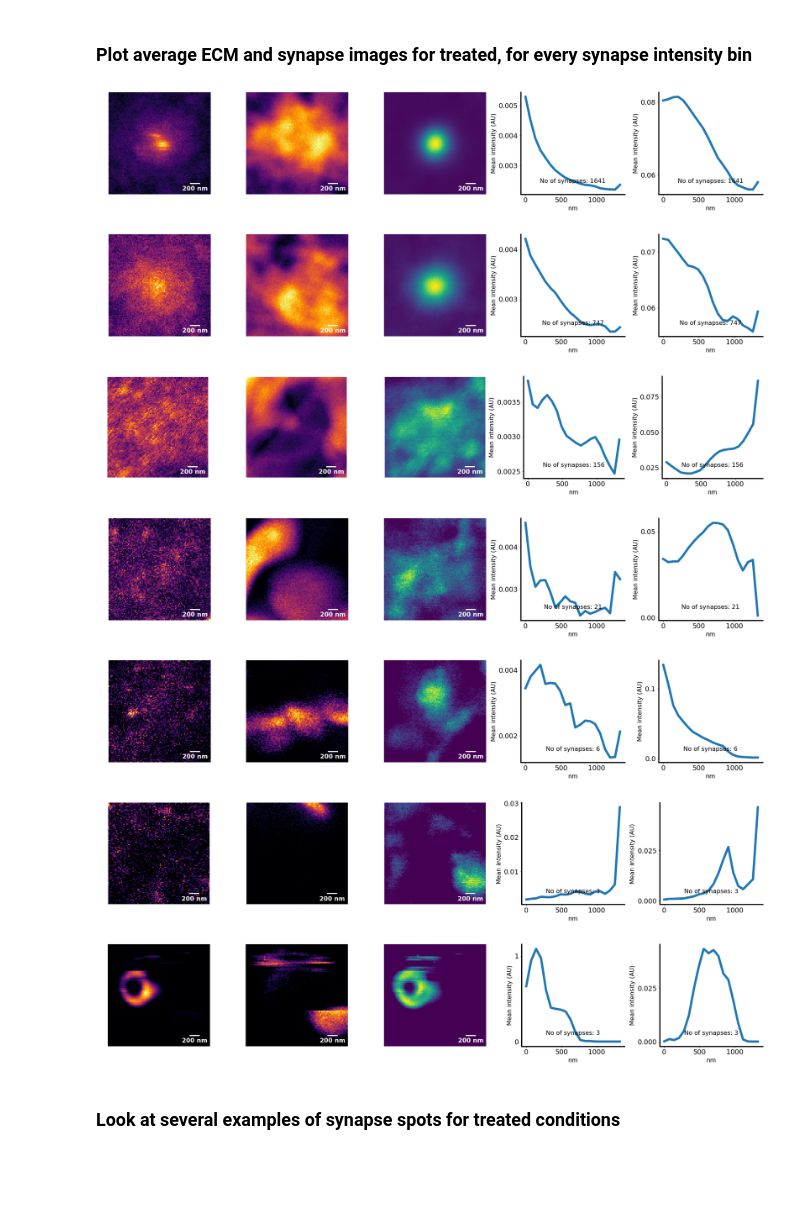
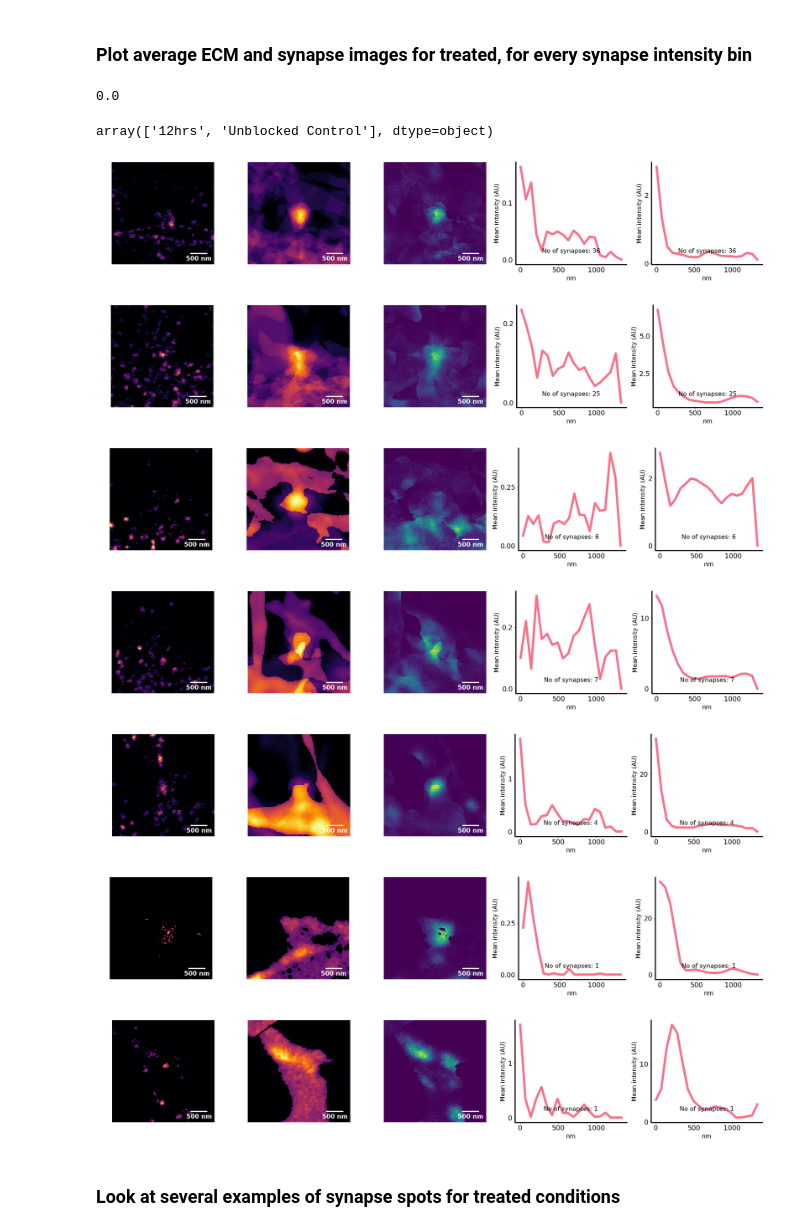
Before and after one commit to taldanko/Image_processing, a Jupyter notebook: TurnoverAnalysis_EpitopeBlocking_LateStain_SynapseStain/STED_analysis_DiO_images.ipynb, the cells around one changed output. Saved outputs shown, nothing was run; the diff lists cells and outputs as text; code cells hidden in the pictures; blank space fills up the shorter version.

```diff
--- a/TurnoverAnalysis_EpitopeBlocking_LateStain_SynapseStain/STED_analysis_DiO_images.ipynb
+++ b/TurnoverAnalysis_EpitopeBlocking_LateStain_SynapseStain/STED_analysis_DiO_images.ipynb
@@ -311,3 +297,0 @@ Experimental condition: 12hr_Bic
-# %%
-for i in range(0,len(results["filename"])):
-    results["Manual synapse spots mask"].append(np.nan)
@@ -630,0 +335,2 @@ df.groupby("Synapse brightness scale (0 = dimmest, 7 = brightest)").count()
+# %%
+df=pd.DataFrame(synapses_results)
@@ -632,5 +437,3 @@ df.groupby("Synapse brightness scale (0 = dimmest, 7 = brightest)").count()
 os.mkdir(expdir+protein+'_results/')
 expname=filelist[i].split("/")[:-2][-1]
 df.to_csv(path_or_buf=expdir+protein+'_results/results_'+str(protein)+'.csv')
-# %%
-df=pd.read_csv(expdir+protein+'_results/results_'+str(protein)+'.csv')
@@ -757,2 +442,13 @@ df2=pd.concat([a,b,c,d,e],axis=0,ignore_index=True)
+# %%
+dfmushrooms=deepcopy(df[df["classification"]==1.0])
+dfmushrooms=dfmushrooms.reset_index()
+dfflats=deepcopy(df[df["classification"]==2.0])
+dfflats=dfflats.reset_index()
+dfboutons=deepcopy(df[df["classification"]==3.0])
+dfboutons=dfboutons.reset_index()
+#make bins according to synapse intensity - splits from the dimmest to the brightest synapses
+dfmushrooms["Synapse brightness scale (0 = dimmest, 7 = brightest)"]=pd.cut(dfmushrooms["mean vglut intensity sted"],bins=7,labels=np.arange(7),right=False)
+dfflats["Synapse brightness scale (0 = dimmest, 7 = brightest)"]=pd.cut(dfflats["mean vglut intensity sted"],bins=7,labels=np.arange(7),right=False)
+dfboutons["Synapse brightness scale (0 = dimmest, 7 = brightest)"]=pd.cut(dfboutons["mean vglut intensity sted"],bins=7,labels=np.arange(7),right=False)
 # %% [markdown]
 ### Plot average ECM and synapse images for treated, for every synapse intensity bin
@@ -761,36 +455,46 @@ df2.columns
+# %%
+dfmushrooms["sted spot aligned"].mean().min()
+# %% [output]
+0.0
+# %%
+df2["Time"].unique()
+# %% [output]
+array(['12hrs', 'Unblocked Control'], dtype=object)
 # %%
+df2=dfmushrooms #1-mushroom, 2-flat, 3-bouton
 for i in range(7):
+
     df2plot=df2[(df2['Synapse brightness scale (0 = dimmest, 7 = brightest)'].astype(int)==i)&(df2["Time"]!="Unblocked Control")]
 
     fig=plt.figure(figsize=(25,5))
     plt.axis('off')
     #plt.title(str(i))
     fig.add_subplot(151)
-    plt.imshow(df2plot["ecm_around_single_spot bg subtracted"].mean()
+    plt.imshow(df2plot["sted spot aligned"].mean()
                ,cmap='inferno',
-               vmin=np.min(df2plot["ecm_around_single_spot bg subtracted"].mean()),
-               vmax=np.max(df2plot["ecm_around_single_spot bg subtracted"].mean()))
+               vmin=df2plot["sted spot aligned"].mean().min(),
+               vmax=np.max(df2plot["sted spot aligned"].mean()))
     scalebar = ScaleBar(20, 'nm', dimension='si-length',box_alpha=0,location='lower right',length_fraction=0.2,
                        font_properties={'size':16,'weight':'bold'},color='white',border_pad=0.5) # 1 pixel = 0.2 meter
     plt.gca().add_artist(scalebar)
     plt.axis('off')
 
     fig.add_subplot(152)
-    plt.imshow(df2plot["dio_around_single_spot bg subtracted"].mean()
+    plt.imshow(df2plot["dio spot aligned"].mean()
                ,cmap='inferno',
-               vmin=np.min(df2plot["dio_around_single_spot bg subtracted"].mean()),
-               vmax=np.max(df2plot["dio_around_single_spot bg subtracted"].mean()))
+               vmin=np.min(df2plot["dio spot aligned"].mean()),
+               vmax=np.max(df2plot["dio spot aligned"].mean()))
     scalebar = ScaleBar(20, 'nm', dimension='si-length',box_alpha=0,location='lower right',length_fraction=0.2,
                        font_properties={'size':16,'weight':'bold'},color='white',border_pad=0.5) # 1 pixel = 0.2 meter
     plt.gca().add_artist(scalebar)
     plt.axis('off')
 
     fig.add_subplot(153)
-    plt.imshow(df2plot["original_synapse_at_single_spot bg subtracted"].mean(),
+    plt.imshow(df2plot["vglut spot aligned"].mean(),
                cmap='viridis',
                vmin=0,#np.min(df2plot["original_synapse_at_single_spot bg subtracted"].mean()),
-               vmax=np.max(df2plot["original_synapse_at_single_spot bg subtracted"].mean()))
-    numbersynapses=len(df2plot["original_synapse_at_single_spot bg subtracted"])
+               vmax=np.max(df2plot["vglut spot aligned"].mean()))
+    numbersynapses=len(df2plot["vglut spot aligned"])
     #plt.title('Only controls - no. synapses: '+str(numbersynapses))
     scalebar = ScaleBar(20, 'nm', dimension='si-length',box_alpha=0,location='lower right',length_fraction=0.2,
                        font_properties={'size':16,'weight':'bold'},color='white',border_pad=0.5) # 1 pixel = 0.2 meter
@@ -798,8 +502,8 @@ for i in range(7):
     plt.axis('off')
 
     ax=fig.add_subplot(154)
-    plt.plot(np.linspace(0,70*20,num=20,endpoint=False),df2plot["radial_average_ecm_bgsubtracted"].values.mean(),linewidth=6)
-    numbersynapses=len(df2plot["original_synapse_at_single_spot bg subtracted"])
+    plt.plot(np.linspace(0,70*20,num=20,endpoint=False),df2plot["radial_average_ecm"].values.mean(),linewidth=6)
+    numbersynapses=len(df2plot["vglut spot aligned"])
     ax.spines['right'].set_visible(False)
     ax.spines['top'].set_visible(False)
     ax.spines['bottom'].set_linewidth(3)
@@ -809,42 +513,42 @@ for i in range(7):
     plt.yticks(size = 18)
     ax.text(.5,.1,'No of synapses: '+str(numbersynapses),
         horizontalalignment='center',
             verticalalignment='bottom',size=16,
         transform=ax.transAxes)
     plt.locator_params(axis='y', nbins=2)
     plt.locator_params(axis='x', nbins=5)
     plt.ylabel('Mean intensity (AU)',size=16,labelpad=5)
     plt.xlabel('nm',size=16,labelpad=5)
     #plt.subplots_adjust(right=1.2)
 
     ax=fig.add_subplot(155)
-    plt.plot(np.linspace(0,70*20,num=20,endpoint=False),df2plot["radial_average_dio_bgsubtracted"].values.mean(),linewidth=6)
-    numbersynapses=len(df2plot["original_synapse_at_single_spot bg subtracted"])
+    plt.plot(np.linspace(0,70*20,num=20,endpoint=False),df2plot["radial_average_vglut"].values.mean(),linewidth=6)
+    numbersynapses=len(df2plot["vglut spot aligned"])
     ax.spines['right'].set_visible(False)
     ax.spines['top'].set_visible(False)
     ax.spines['bottom'].set_linewidth(3)
     ax.spines['left'].set_linewidth(3)
     #plt.ylim([0.0025,0.004])
     plt.xticks(size = 18)
     plt.yticks(size = 18)
     ax.text(.5,.1,'No of synapses: '+str(numbersynapses),
         horizontalalignment='center',
             verticalalignment='bottom',size=16,
         transform=ax.transAxes)
     plt.locator_params(axis='y', nbins=2)
     plt.locator_params(axis='x', nbins=5)
     plt.ylabel('Mean intensity (AU)',size=16,labelpad=5)
     plt.xlabel('nm',size=16,labelpad=5)
     #plt.subplots_adjust(right=1.2)
     plt.tight_layout()
 # %% [output]
-[figure, old version]
+[figure, new version]
-[figure, old version]
+[figure, new version]
-[figure, old version]
+[figure, new version]
-[figure, old version]
+[figure, new version]
-[figure, old version]
+[figure, new version]
-[figure, old version]
+[figure, new version]
-[figure, old version]
+[figure, new version]
 # %% [markdown]
 ### Look at several examples of synapse spots for treated conditions
 # %%
```
Also changed, not shown: parts of 68 cells of this notebook, 3 other files.
